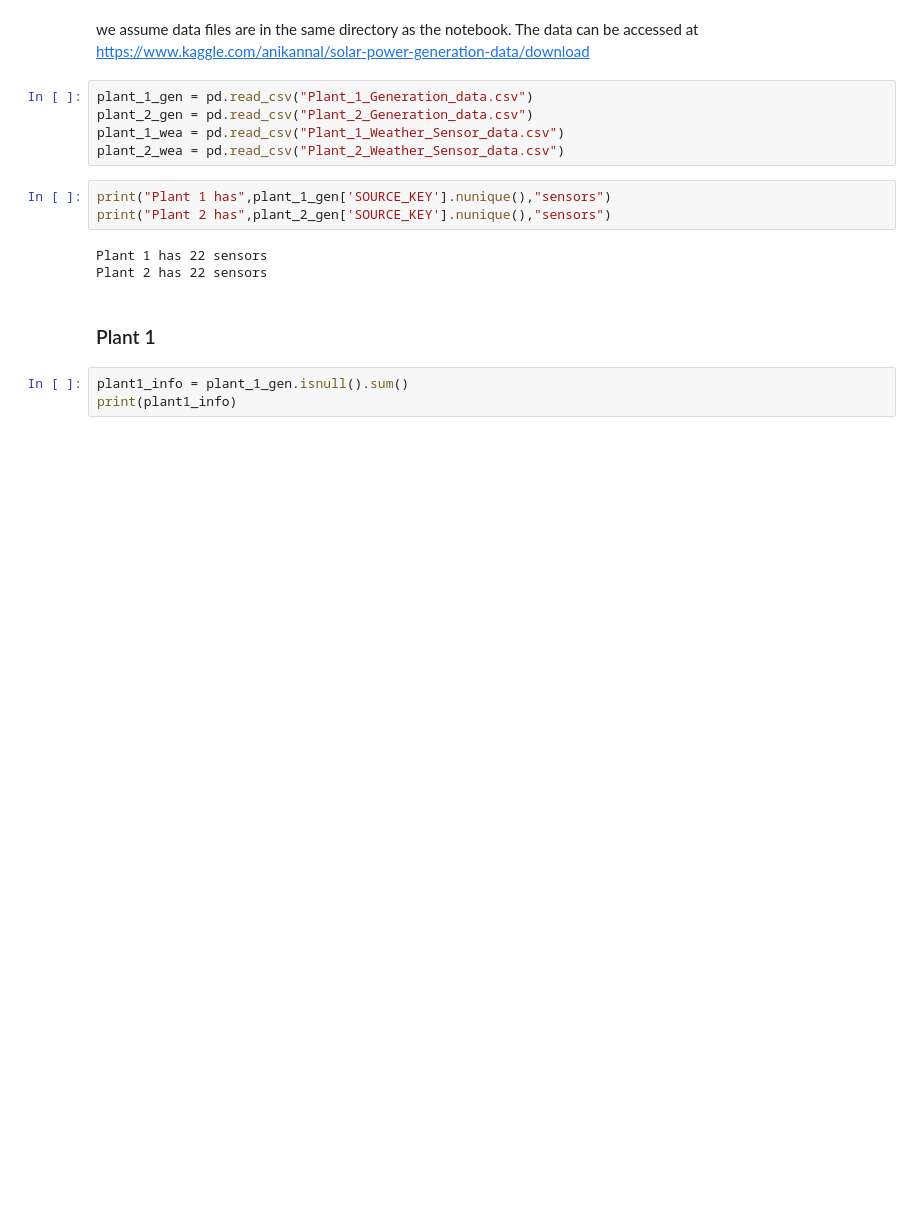
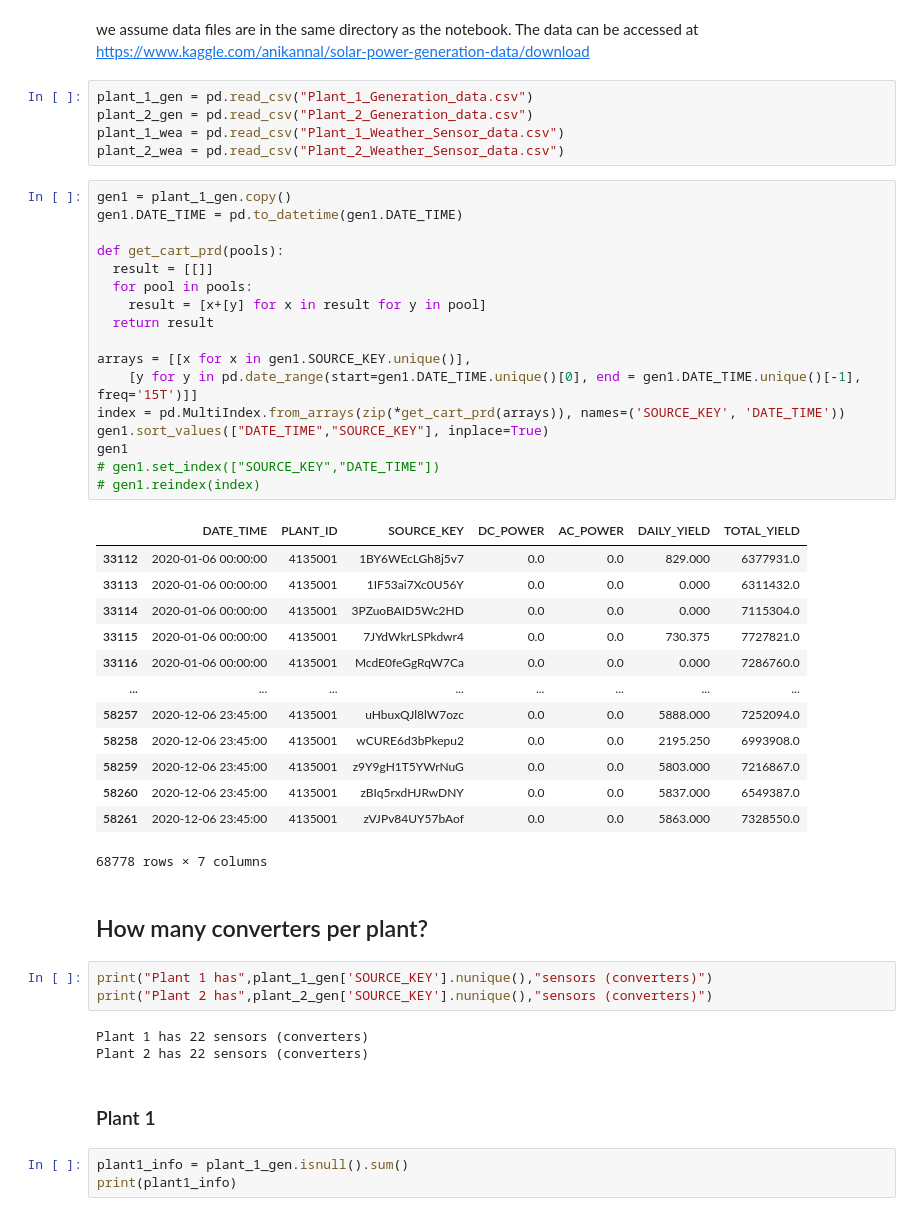
Before and after one commit to YohannesDK/DAT540_Group_11, a Jupyter notebook: DAT540_Group_11.ipynb, the cells around one changed output. Saved outputs shown, nothing was run; the diff lists cells and outputs as text; blank space fills up the shorter version.

```diff
--- a/DAT540_Group_11.ipynb
+++ b/DAT540_Group_11.ipynb
@@ -91,12 +91,45 @@ plant_1_gen = pd.read_csv("Plant_1_Generation_data.csv")
 plant_2_gen = pd.read_csv("Plant_2_Generation_data.csv")
 plant_1_wea = pd.read_csv("Plant_1_Weather_Sensor_data.csv")
 plant_2_wea = pd.read_csv("Plant_2_Weather_Sensor_data.csv")
+# %%
+gen1 = plant_1_gen.copy()
+gen1.DATE_TIME = pd.to_datetime(gen1.DATE_TIME)
+
+def get_cart_prd(pools):
+  result = [[]]
+  for pool in pools:
+    result = [x+[y] for x in result for y in pool]
+  return result
+
+arrays = [[x for x in gen1.SOURCE_KEY.unique()],
+    [y for y in pd.date_range(start=gen1.DATE_TIME.unique()[0], end = gen1.DATE_TIME.unique()[-1], freq='15T')]]
+index = pd.MultiIndex.from_arrays(zip(*get_cart_prd(arrays)), names=('SOURCE_KEY', 'DATE_TIME'))
+gen1.sort_values(["DATE_TIME","SOURCE_KEY"], inplace=True)
+gen1
+# gen1.set_index(["SOURCE_KEY","DATE_TIME"])
+# gen1.reindex(index)
+# %% [output]
+|  | DATE_TIME | PLANT_ID | SOURCE_KEY | DC_POWER | AC_POWER | DAILY_YIELD | TOTAL_YIELD |
+| 33112 | 2020-01-06 00:00:00 | 4135001 | 1BY6WEcLGh8j5v7 | 0.0 | 0.0 | 829.000 | 6377931.0 |
+| 33113 | 2020-01-06 00:00:00 | 4135001 | 1IF53ai7Xc0U56Y | 0.0 | 0.0 | 0.000 | 6311432.0 |
+| 33114 | 2020-01-06 00:00:00 | 4135001 | 3PZuoBAID5Wc2HD | 0.0 | 0.0 | 0.000 | 7115304.0 |
+| 33115 | 2020-01-06 00:00:00 | 4135001 | 7JYdWkrLSPkdwr4 | 0.0 | 0.0 | 730.375 | 7727821.0 |
+| 33116 | 2020-01-06 00:00:00 | 4135001 | McdE0feGgRqW7Ca | 0.0 | 0.0 | 0.000 | 7286760.0 |
+| ... | ... | ... | ... | ... | ... | ... | ... |
+| 58257 | 2020-12-06 23:45:00 | 4135001 | uHbuxQJl8lW7ozc | 0.0 | 0.0 | 5888.000 | 7252094.0 |
+| 58258 | 2020-12-06 23:45:00 | 4135001 | wCURE6d3bPkepu2 | 0.0 | 0.0 | 2195.250 | 6993908.0 |
+| 58259 | 2020-12-06 23:45:00 | 4135001 | z9Y9gH1T5YWrNuG | 0.0 | 0.0 | 5803.000 | 7216867.0 |
+| 58260 | 2020-12-06 23:45:00 | 4135001 | zBIq5rxdHJRwDNY | 0.0 | 0.0 | 5837.000 | 6549387.0 |
+| 58261 | 2020-12-06 23:45:00 | 4135001 | zVJPv84UY57bAof | 0.0 | 0.0 | 5863.000 | 7328550.0 |
+68778 rows × 7 columns
+# %% [markdown]
+## How many converters per plant?
 # %%
-print("Plant 1 has",plant_1_gen['SOURCE_KEY'].nunique(),"sensors")
-print("Plant 2 has",plant_2_gen['SOURCE_KEY'].nunique(),"sensors")
+print("Plant 1 has",plant_1_gen['SOURCE_KEY'].nunique(),"sensors (converters)")
+print("Plant 2 has",plant_2_gen['SOURCE_KEY'].nunique(),"sensors (converters)")
 # %% [output]
-Plant 1 has 22 sensors
-Plant 2 has 22 sensors
+Plant 1 has 22 sensors (converters)
+Plant 2 has 22 sensors (converters)
 # %% [markdown]
 
 ### Plant 1
```
Also changed, not shown: parts of 2 cells of this notebook.
